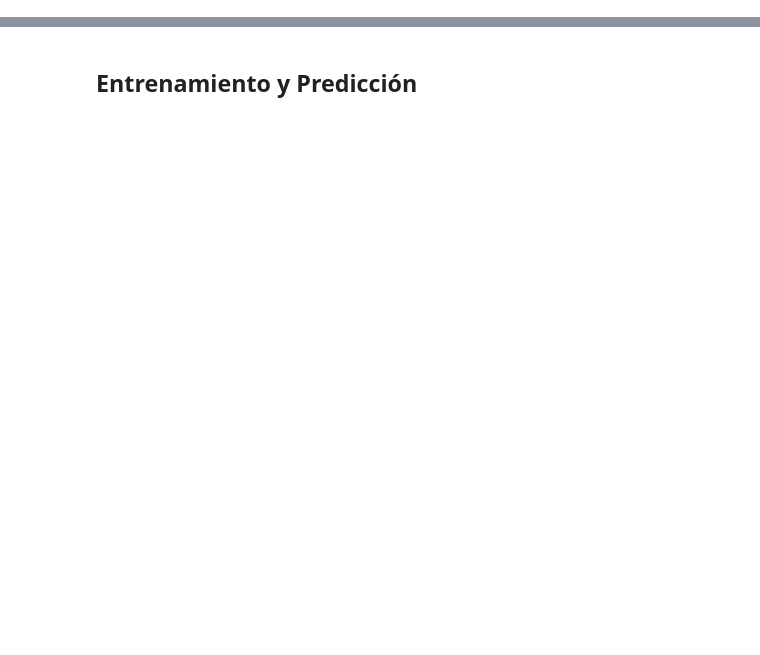
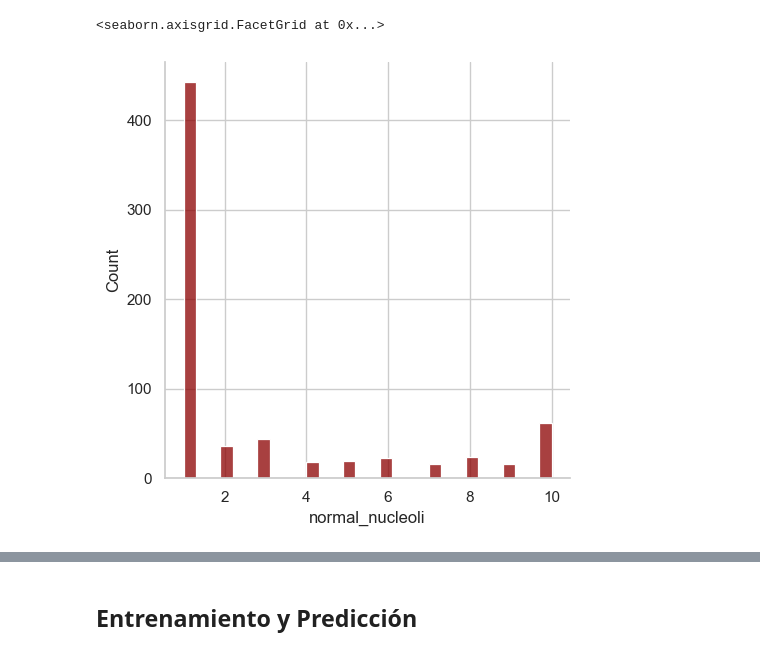
Before and after one commit to 20Candy/Lab2Mineria, a Jupyter notebook: hdt2.ipynb, the cells around one changed output, grey strips where cells are left out. Saved outputs shown, nothing was run; the diff lists cells and outputs as text; code cells hidden in the pictures; blank space fills up the shorter version.

```diff
--- a/hdt2.ipynb
+++ b/hdt2.ipynb
@@ -52,3 +110,6 @@ sns.countplot(x = 'survived', hue = 'pclass', data = datos, palette = 'rainbow')
 # %%
-sns.displot(datos['age'].dropna(), color = 'darkred', bins = 30)
+sns.displot(datos['normal_nucleoli'].dropna(), color = 'darkred', bins = 30)
+# %% [output]
+<seaborn.axisgrid.FacetGrid at 0x...>
+[figure, added]
 # %%
```
Also changed, not shown: parts of 54 cells of this notebook.
